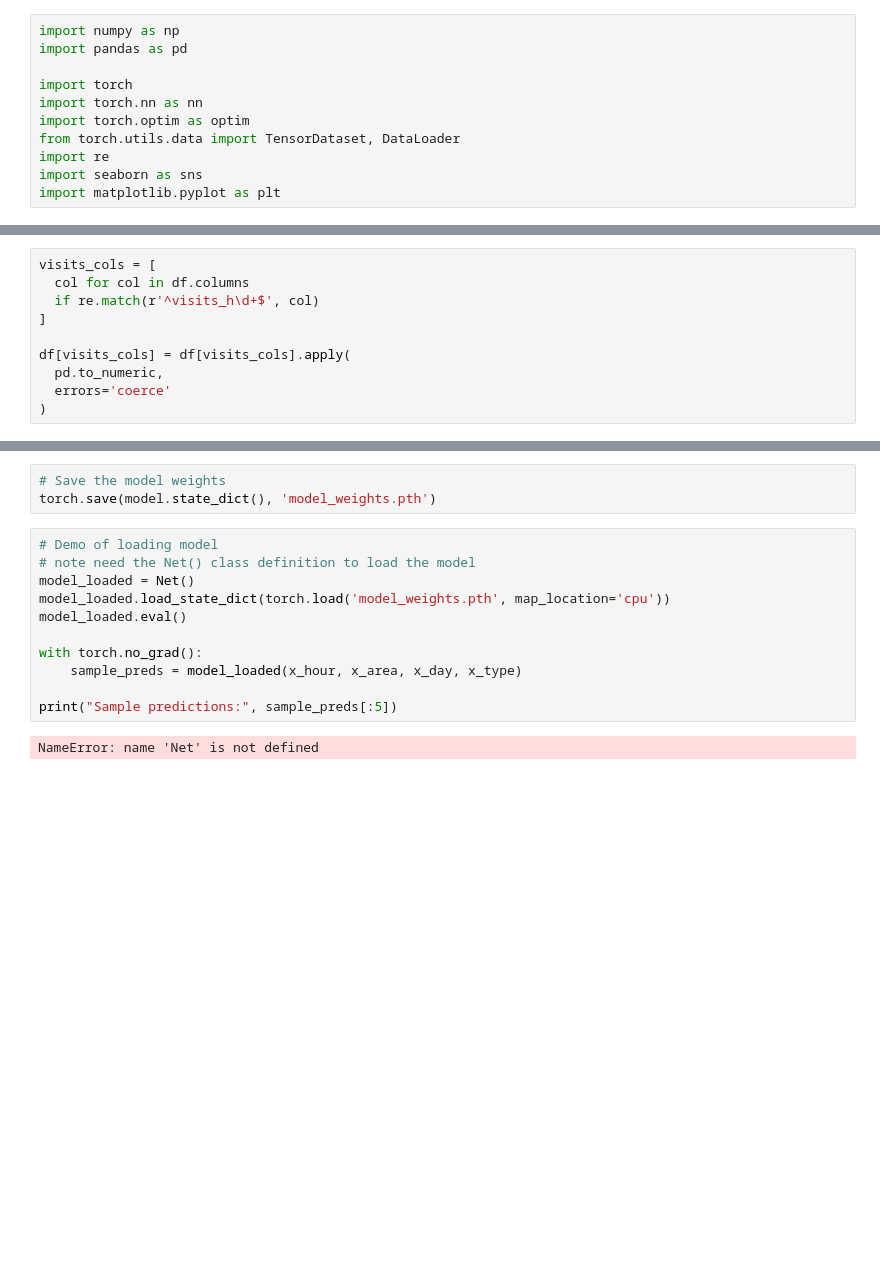
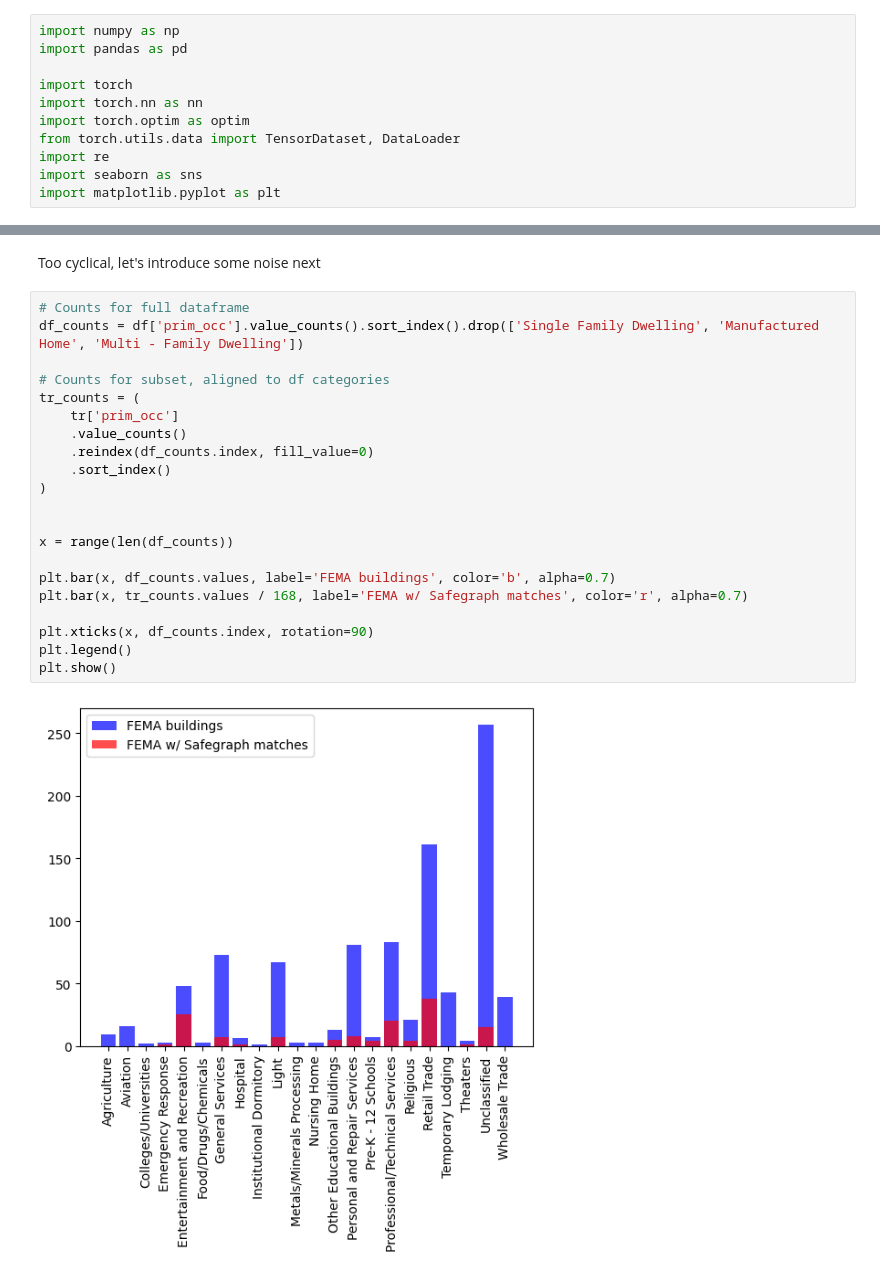
Before and after one commit to BenjaminDalziel/ampnet, a Jupyter notebook: code/fill_nonresidential.ipynb, the cells around one changed output, grey strips where cells are left out. Cells and saved outputs as stored; diff of their text form; blank space fills up the shorter version.

```diff
--- a/code/fill_nonresidential.ipynb
+++ b/code/fill_nonresidential.ipynb
@@ -32,10 +16,0 @@ df.columns = df.columns.str.lower()
-# %%
-visits_cols = [
-  col for col in df.columns
-  if re.match(r'^visits_h\d+$', col)
-]
-
-df[visits_cols] = df[visits_cols].apply(
-  pd.to_numeric,
-  errors='coerce'
-)
@@ -270,16 +213,25 @@ plt.show()
-# %%
-# Save the model weights
-torch.save(model.state_dict(), 'model_weights.pth')
-# %%
-# Demo of loading model
-# note need the Net() class definition to load the model
-model_loaded = Net()
-model_loaded.load_state_dict(torch.load('model_weights.pth', map_location='cpu'))
-model_loaded.eval()
-
-with torch.no_grad():
-    sample_preds = model_loaded(x_hour, x_area, x_day, x_type)
-
-print("Sample predictions:", sample_preds[:5])
-# %% [output]
-NameError: name 'Net' is not defined
+# %% [markdown]
+Too cyclical, let's introduce some noise next
+# %%
+# Counts for full dataframe
+df_counts = df['prim_occ'].value_counts().sort_index().drop(['Single Family Dwelling', 'Manufactured Home', 'Multi - Family Dwelling'])
+
+# Counts for subset, aligned to df categories
+tr_counts = (
+    tr['prim_occ']
+    .value_counts()
+    .reindex(df_counts.index, fill_value=0)
+    .sort_index()
+)
+
+
+x = range(len(df_counts))
+
+plt.bar(x, df_counts.values, label='FEMA buildings', color='b', alpha=0.7)
+plt.bar(x, tr_counts.values / 168, label='FEMA w/ Safegraph matches', color='r', alpha=0.7)
+
+plt.xticks(x, df_counts.index, rotation=90)
+plt.legend()
+plt.show()
+# %% [output]
+[figure, added]
```
Also changed, not shown: parts of 26 cells of this notebook.
